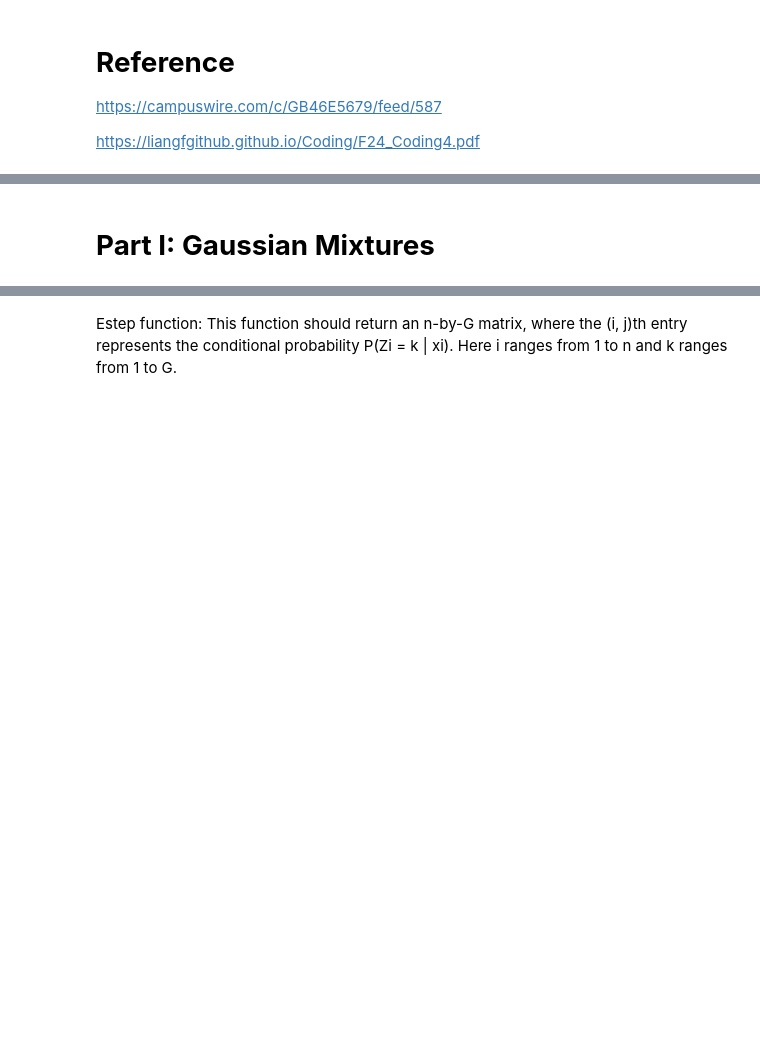
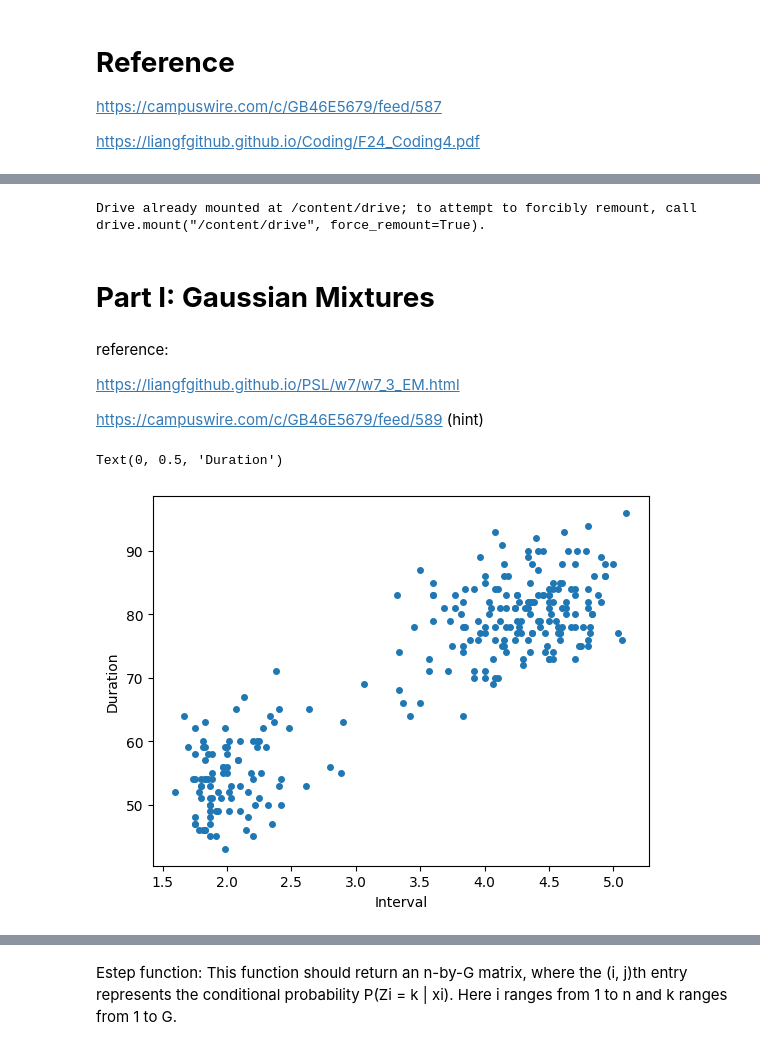
Before and after one commit to zelal-Eizaldeen/project2_Walmart_Price_Prediction, a Jupyter notebook: Assignment_4_3113_zelalae2.ipynb, the cells around one changed output, grey strips where cells are left out. Drawn from its saved outputs; the diff is of its cells as text; code cells hidden in the pictures; blank space fills up the shorter version.

```diff
--- a/Assignment_4_3113_zelalae2.ipynb
+++ b/Assignment_4_3113_zelalae2.ipynb
@@ -23,0 +26,6 @@ https://liangfgithub.github.io/Coding/F24_Coding4.pdf
+# %%
+
+from google.colab import drive
+drive.mount('/content/drive')
+# %% [output]
+Drive already mounted at /content/drive; to attempt to forcibly remount, call drive.mount("/content/drive", force_remount=True).
@@ -24,2 +72,19 @@ https://liangfgithub.github.io/Coding/F24_Coding4.pdf
 # %% [markdown]
 # **Part I: Gaussian Mixtures**
+# %% [markdown]
+reference:
+
+https://liangfgithub.github.io/PSL/w7/w7_3_EM.html
+
+https://campuswire.com/c/GB46E5679/feed/589 (hint)
+# %%
+#change with your path
+path_to_data='/content/drive/MyDrive/MastersDegree/CS598 PSL/Assignments/CA/'
+# %%
+data = pd.read_table(path_to_data+"faithful.dat", sep="\s+", index_col=0)
+plt.scatter(data['eruptions'], data['waiting'], 16)
+plt.xlabel('Interval')
+plt.ylabel('Duration')
+# %% [output]
+Text(0, 0.5, 'Duration')
+[figure, added]
```
Also changed, not shown: parts of 10 cells of this notebook.
